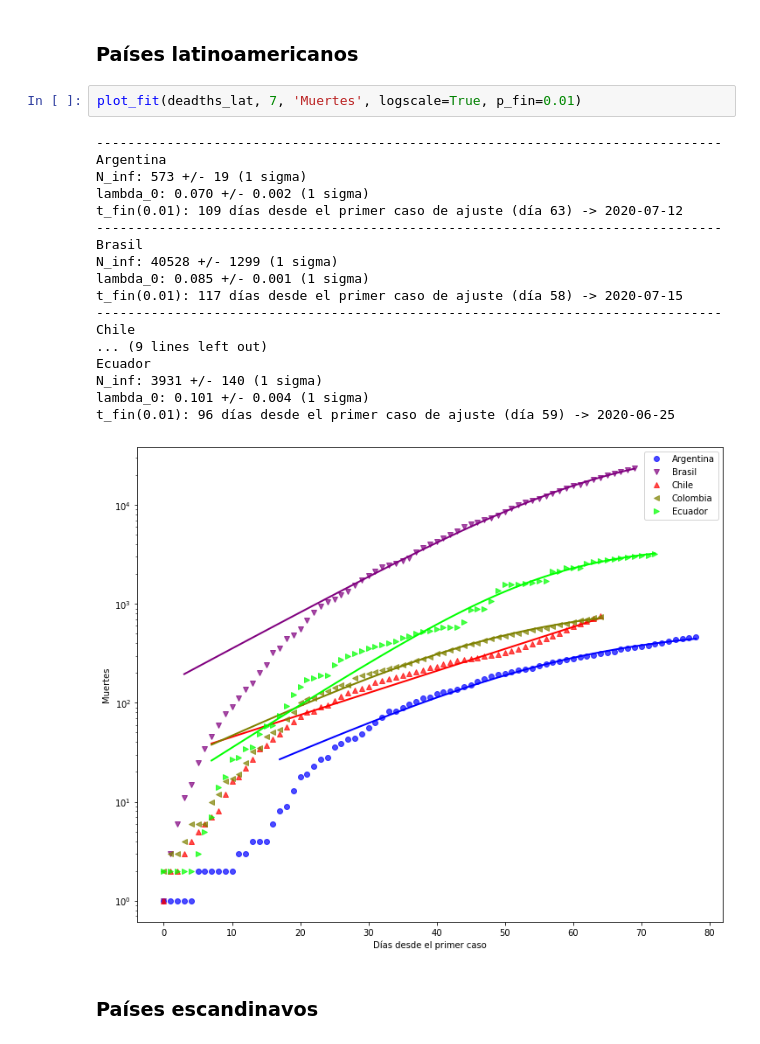
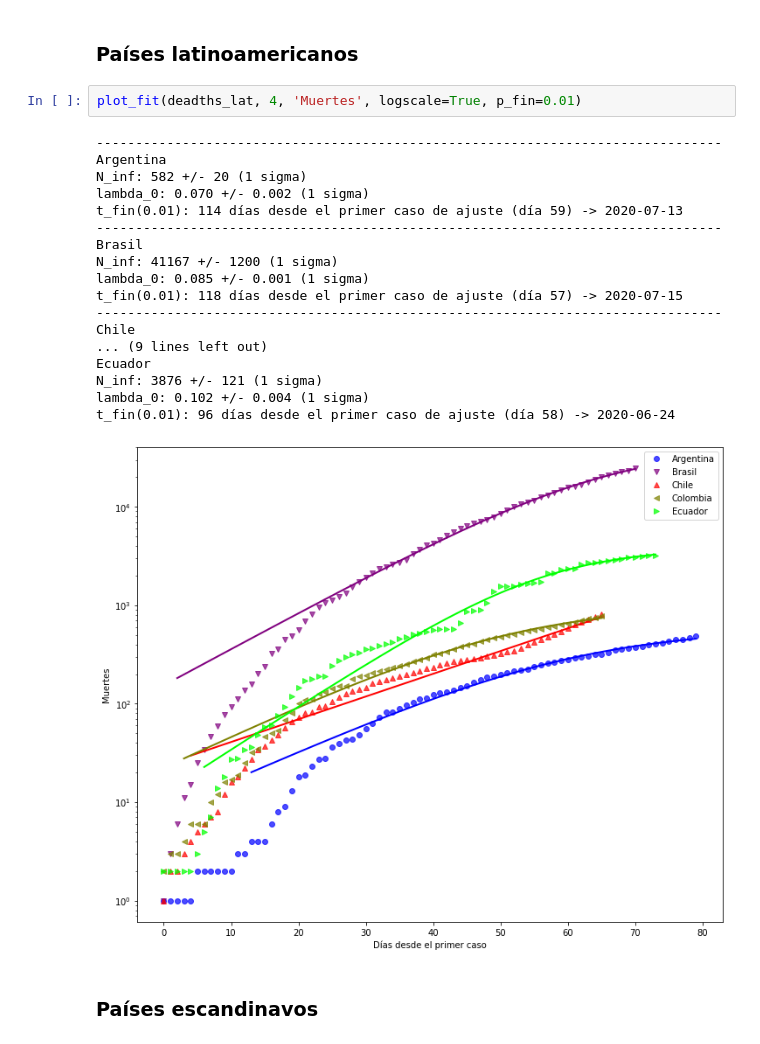
Before and after one commit to manuxch/logistic-covid19, a Jupyter notebook: Logistic_model_COVID-19.ipynb, the cells around one changed output. Cells and saved outputs as stored; diff of their text form.

```diff
--- a/Logistic_model_COVID-19.ipynb
+++ b/Logistic_model_COVID-19.ipynb
@@ -276,26 +276,26 @@ t_fin(0.01): 85 días desde el primer caso de ajuste (día 56) -> 2020-06-11
 # %% [markdown]
 ### Países latinoamericanos
 # %%
-plot_fit(deadths_lat, 7, 'Muertes', logscale=True, p_fin=0.01)
+plot_fit(deadths_lat, 4, 'Muertes', logscale=True, p_fin=0.01)
 # %% [output]
 --------------------------------------------------------------------------------
 Argentina
-N_inf: 573 +/- 19 (1 sigma)
+N_inf: 582 +/- 20 (1 sigma)
 lambda_0: 0.070 +/- 0.002 (1 sigma)
-t_fin(0.01): 109 días desde el primer caso de ajuste (día 63) -> 2020-07-12
+t_fin(0.01): 114 días desde el primer caso de ajuste (día 59) -> 2020-07-13
 --------------------------------------------------------------------------------
 Brasil
-N_inf: 40528 +/- 1299 (1 sigma)
+N_inf: 41167 +/- 1200 (1 sigma)
 lambda_0: 0.085 +/- 0.001 (1 sigma)
-t_fin(0.01): 117 días desde el primer caso de ajuste (día 58) -> 2020-07-15
+t_fin(0.01): 118 días desde el primer caso de ajuste (día 57) -> 2020-07-15
 --------------------------------------------------------------------------------
 Chile
 ... (9 lines left out)
 Ecuador
-N_inf: 3931 +/- 140 (1 sigma)
-lambda_0: 0.101 +/- 0.004 (1 sigma)
-t_fin(0.01): 96 días desde el primer caso de ajuste (día 59) -> 2020-06-25
+N_inf: 3876 +/- 121 (1 sigma)
+lambda_0: 0.102 +/- 0.004 (1 sigma)
+t_fin(0.01): 96 días desde el primer caso de ajuste (día 58) -> 2020-06-24
-[figure, old version]
+[figure, new version]
 # %% [markdown]
 ### Países escandinavos
 # %%
```
Also changed, not shown: parts of 8 cells of this notebook.
